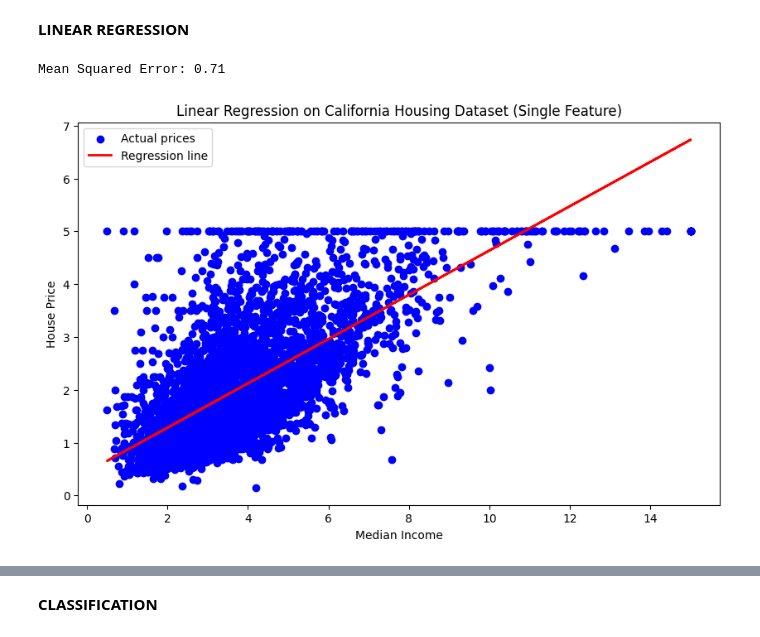
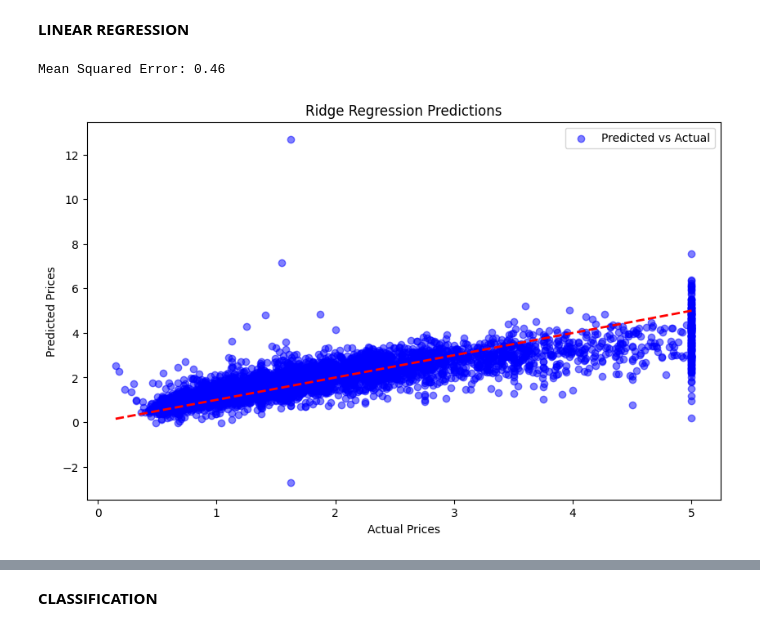
Before and after one commit to Vasundhara-Boomi/dl, a Jupyter notebook: reg_classification.ipynb, the cells around one changed output, grey strips where cells are left out. Drawn from its saved outputs; the diff is of its cells as text; code cells hidden in the pictures.

```diff
--- a/reg_classification.ipynb
+++ b/reg_classification.ipynb
@@ -10,42 +12,41 @@ from sklearn.model_selection import train_test_split
 # %%
-
-
 # Load the dataset
 california = fetch_california_housing()
-X = california.data[:, 0].reshape(-1, 1)  # Use 'MedInc' (median income) as the feature
-y = california.target  # Target variable (house prices)
+X = california.data
+y = california.target
 
-# Split the data into training and testing sets
-X_train, X_test, y_train, y_test = train_test_split(X, y, test_size=0.2, random_state=42)
+# Feature Scaling
+scaler = StandardScaler()
+X_scaled = scaler.fit_transform(X)
 
-# Initialize and train the linear regression model
-model = LinearRegression()
-model.fit(X_train, y_train)
+# Train-Test Split
+X_train, X_test, y_train, y_test = train_test_split(X_scaled, y, test_size=0.2, random_state=42)
 
-# Make predictions
-y_pred = model.predict(X_test)
+# Polynomial Features
+poly = PolynomialFeatures(degree=2)
+X_train_poly = poly.fit_transform(X_train)
+X_test_poly = poly.transform(X_test)
+
+# Ridge Regression
+ridge = Ridge(alpha=1.0)
+ridge.fit(X_train_poly, y_train)
+
+# Predictions
+y_pred = ridge.predict(X_test_poly)
 
 # Calculate Mean Squared Error
 mse = mean_squared_error(y_test, y_pred)
 print(f"Mean Squared Error: {mse:.2f}")
 
 # Visualization
 plt.figure(figsize=(10, 6))
-
-# Scatter plot of the test data
-plt.scatter(X_test, y_test, color='blue', label='Actual prices')
-
-# Plot the regression line
-plt.plot(X_test, y_pred, color='red', linewidth=2, label='Regression line')
-
-# Labels and title
-plt.xlabel('Median Income')
-plt.ylabel('House Price')
-plt.title('Linear Regression on California Housing Dataset (Single Feature)')
+plt.scatter(y_test, y_pred, color='blue', alpha=0.5, label='Predicted vs Actual')
+plt.plot([y.min(), y.max()], [y.min(), y.max()], 'k--', lw=2, color='red')
+plt.xlabel('Actual Prices')
+plt.ylabel('Predicted Prices')
+plt.title('Ridge Regression Predictions')
 plt.legend()
-
-# Show the plot
 plt.show()
 # %% [output]
-Mean Squared Error: 0.71
+Mean Squared Error: 0.46
-[figure, old version]
+[figure, new version]
```
Also changed, not shown: parts of 3 cells of this notebook, 1 other file.
